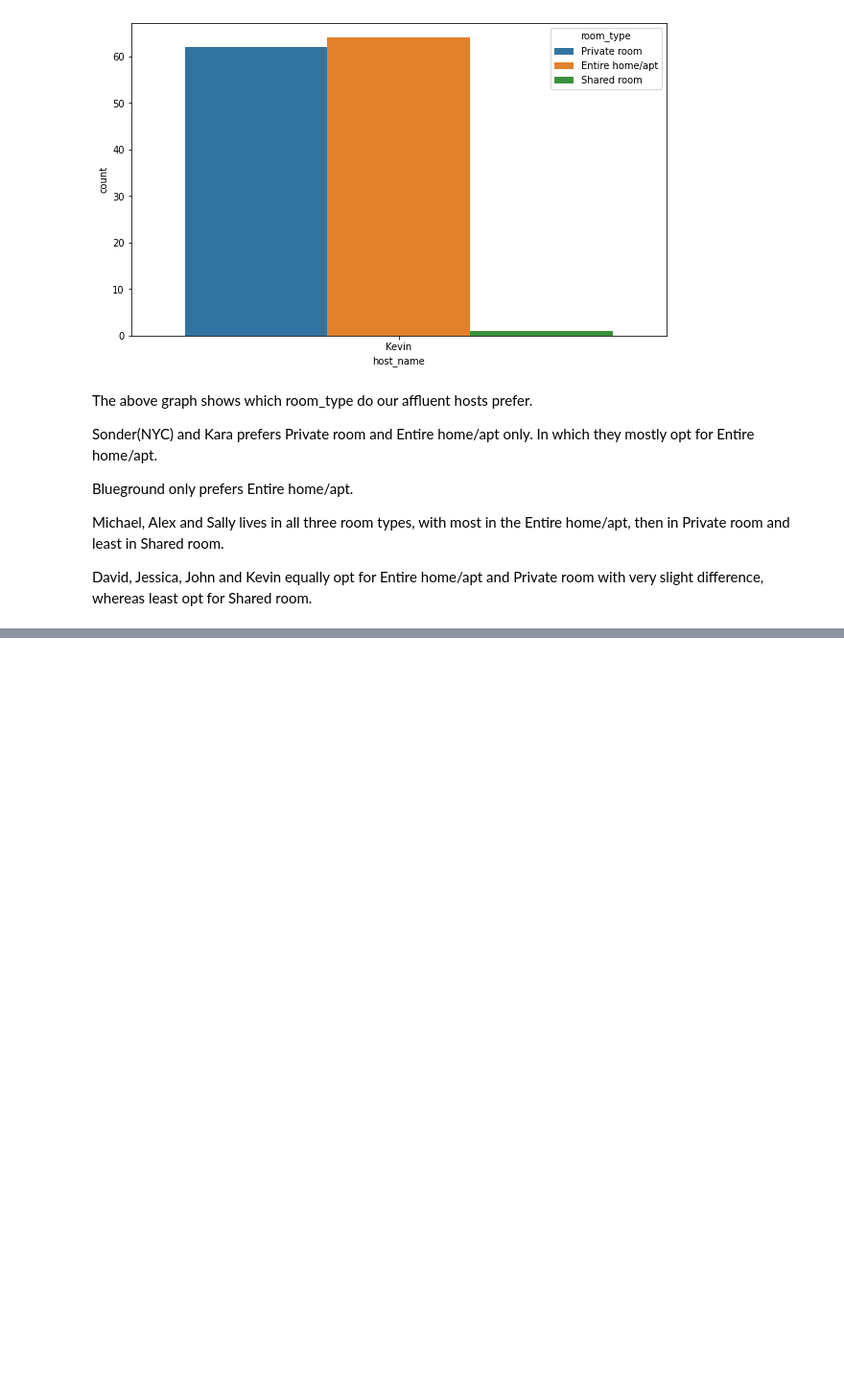
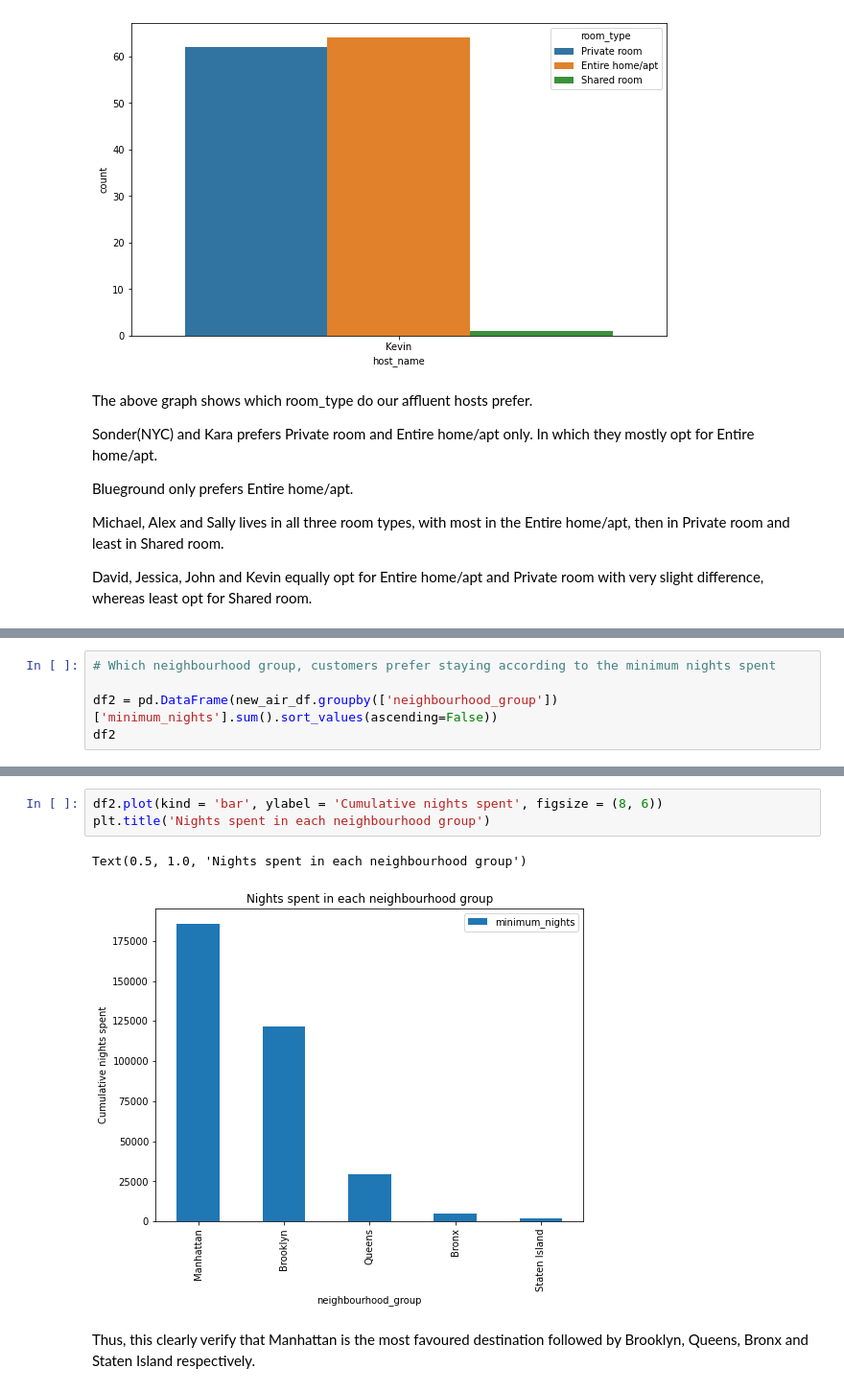
Before and after one commit to SubhamZap/Airbnb-Booking-Analysis, a Jupyter notebook: Airbnb_Bookings_Analysis_Capstone_Project.ipynb, the cells around one changed output, grey strips where cells are left out. Shown at 96% size. Cells and saved outputs as stored; diff of their text form; blank space fills up the shorter version.

```diff
--- a/Airbnb_Bookings_Analysis_Capstone_Project.ipynb
+++ b/Airbnb_Bookings_Analysis_Capstone_Project.ipynb
@@ -335,0 +451,5 @@ From the business standpoint, Sonder(NYC), Blueground, Michael, ALex, Kara, Jess
+# %%
+# Which neighbourhood group, customers prefer staying according to the minimum nights spent
+
+df2 = pd.DataFrame(new_air_df.groupby(['neighbourhood_group'])['minimum_nights'].sum().sort_values(ascending=False))
+df2
@@ -335,0 +464,8 @@ From the business standpoint, Sonder(NYC), Blueground, Michael, ALex, Kara, Jess
+# %%
+df2.plot(kind = 'bar', ylabel = 'Cumulative nights spent', figsize = (8, 6))
+plt.title('Nights spent in each neighbourhood group')
+# %% [output]
+Text(0.5, 1.0, 'Nights spent in each neighbourhood group')
+[figure, added]
+# %% [markdown]
+Thus, this clearly verify that Manhattan is the most favoured destination followed by Brooklyn, Queens, Bronx and Staten Island respectively.
```
Also changed, not shown: parts of 19 cells of this notebook.
